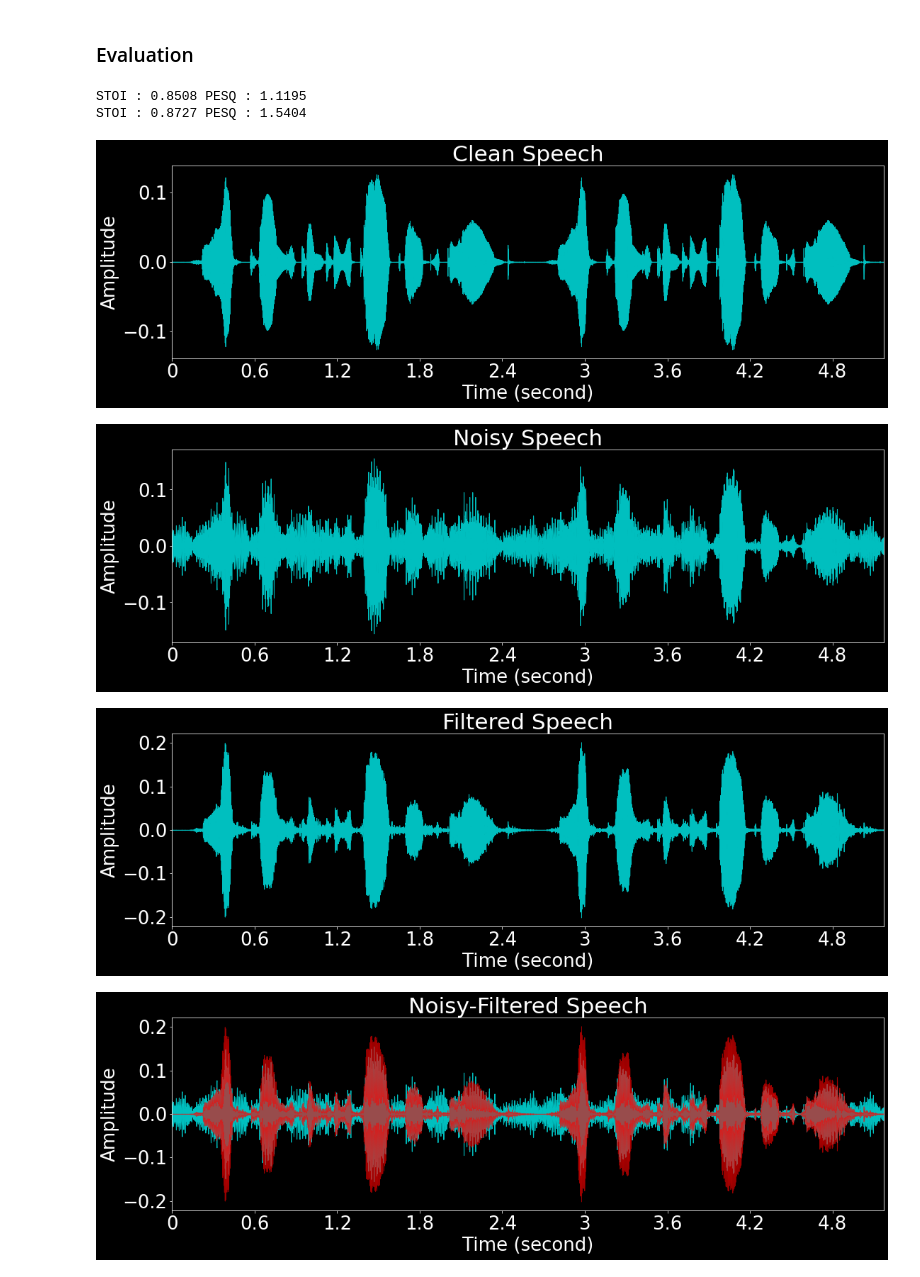
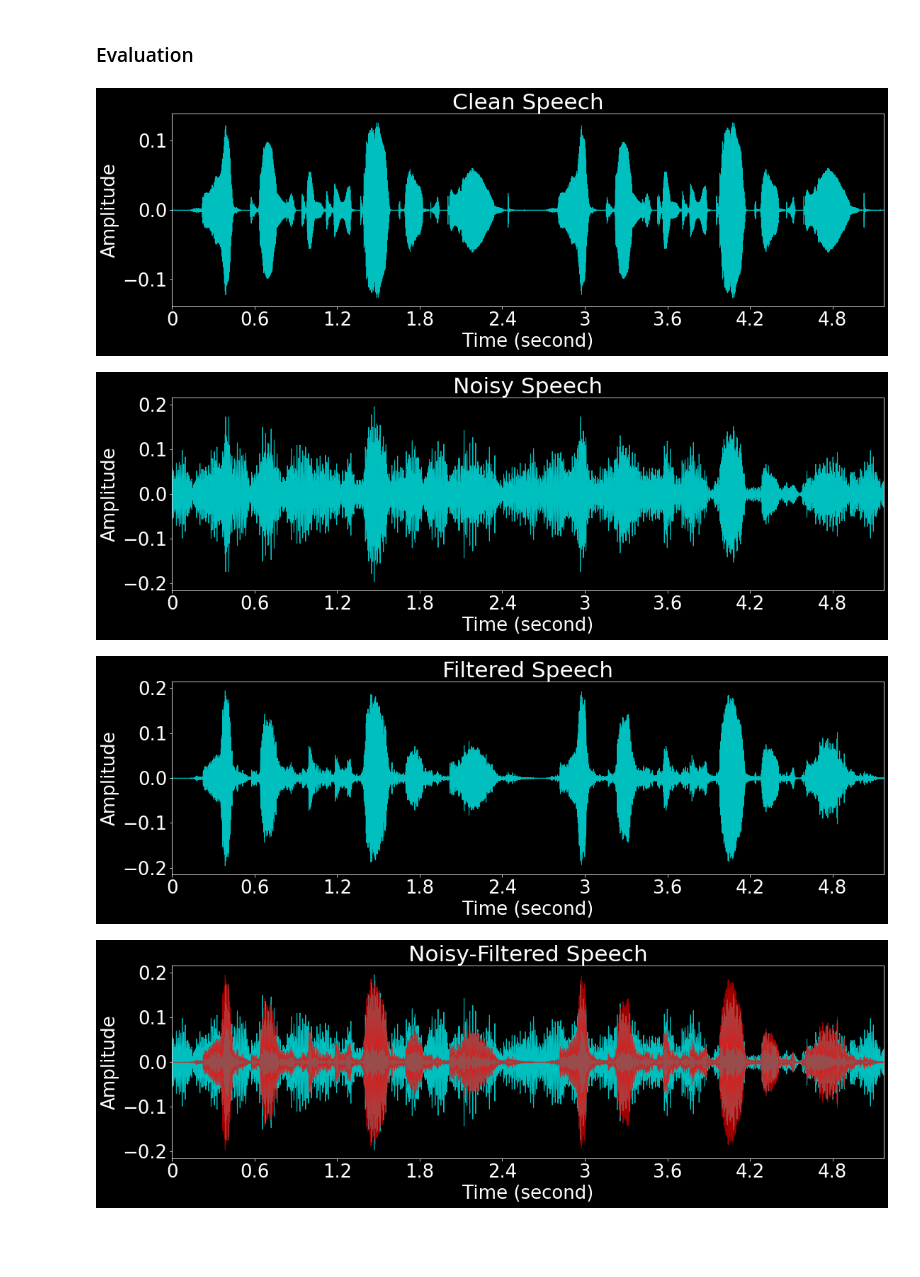
Before and after one commit to abish7643/Speech-Enhancement-Model, a Jupyter notebook: Prototyping/Generate Dataset.ipynb, the cells around one changed output. Saved outputs shown, nothing was run; the diff lists cells and outputs as text; code cells hidden in the pictures; blank space fills up the shorter version.

```diff
--- a/Prototyping/Generate Dataset.ipynb
+++ b/Prototyping/Generate Dataset.ipynb
@@ -85,7 +85,7 @@ frame_length = 1024
 hop_length = 512
 window_length = 1024
 window_function = "vorbis"
-number_of_melbands = 28
+number_of_melbands = 22
 number_of_features = 42
 
 snr_req = [-5, 0, 5]
@@ -192,7 +272,7 @@ with np.load(filename) as data:
     #     gains = np.concatenate((gains, gains), axis=1)
     #     print("Concat Iteration {}".format(i))
 
-    # gains = np.clip(gains, 0, 1)
+    gains = np.clip(gains, 0, 1)
     # print(np.max(gains))
 
     # Reshape (if Reqd)
@@ -231,7 +316,7 @@ speech = audio_utils.load_audiofile(speech_file)
 speech = np.concatenate((speech, speech))
 noise = audio_utils.load_audiofile(noise_file)[:len(speech)]
 
-noisy_speech = add_noise_speech(speech, noise, snr=-30)
+noisy_speech = add_noise_speech(speech, noise, snr=0)
 
 # Generate Features
 mfcc, mfcc_d, mfcc_d2, \
@@ -396,38 +481,36 @@ ipd.Audio(noisy_speech, rate=16000)
 # %% [markdown]
 ### Evaluation
 # %%
-noisy_stoi = stoi(speech, noisy_speech, 16000, extended=False)
-noisy_pesq = pesq(fs=16000, ref=speech, deg=noisy_speech, mode='wb')
-filtered_stoi = stoi(speech, filtered_signal, 16000, extended=False)
-filtered_pesq = pesq(fs=16000, ref=speech, deg=filtered_signal, mode='wb')
-
-print("STOI : {} PESQ : {}".format(round(noisy_stoi, 4), round(noisy_pesq, 4)))
-print("STOI : {} PESQ : {}".format(round(filtered_stoi, 4), round(filtered_pesq, 4)))
+# noisy_stoi = stoi(speech, noisy_speech, 16000, extended=False)
+# noisy_pesq = pesq(fs=16000, ref=speech, deg=noisy_speech, mode='wb')
+# filtered_stoi = stoi(speech, filtered_signal, 16000, extended=False)
+# filtered_pesq = pesq(fs=16000, ref=speech, deg=filtered_signal, mode='wb')
+#
+# print("STOI : {} PESQ : {}".format(round(noisy_stoi, 4), round(noisy_pesq, 4)))
+# print("STOI : {} PESQ : {}".format(round(filtered_stoi, 4), round(filtered_pesq, 4)))
 
 def plot_wave(audio, sr=16000, evaluate_audio = None, title=None):
     plt.rcParams.update({'font.size': 26})
     plt.style.use(['dark_background'])
     plt.figure(figsize=(18, 5))
     librosa.display.waveplot(audio, sr=sr, color='c', alpha=1)
     if evaluate_audio is not None:
         librosa.display.waveplot(evaluate_audio, sr, color='r', alpha=0.6)
     if title is None:
         plt.title("Wave Plot")
     else:
         plt.title(title)
     plt.xlabel("Time (second)")
     plt.ylabel("Amplitude")
     plt.show()
 
 plot_wave(speech, sr=sampling_rate, title="Clean Speech")
 plot_wave(noisy_speech, sr=sampling_rate, title="Noisy Speech")
 plot_wave(filtered_signal, sr=sampling_rate, title="Filtered Speech")
 plot_wave(noisy_speech, sr=sampling_rate, title="Noisy-Filtered Speech",
           evaluate_audio=filtered_signal)
 # %% [output]
-STOI : 0.8508 PESQ : 1.1195
-STOI : 0.8727 PESQ : 1.5404
 [figure]
-[figure, old version]
+[figure, new version]
-[figure, old version]
+[figure, new version]
-[figure, old version]
+[figure, new version]
```
Also changed, not shown: parts of 5 cells of this notebook, 2 other files.
